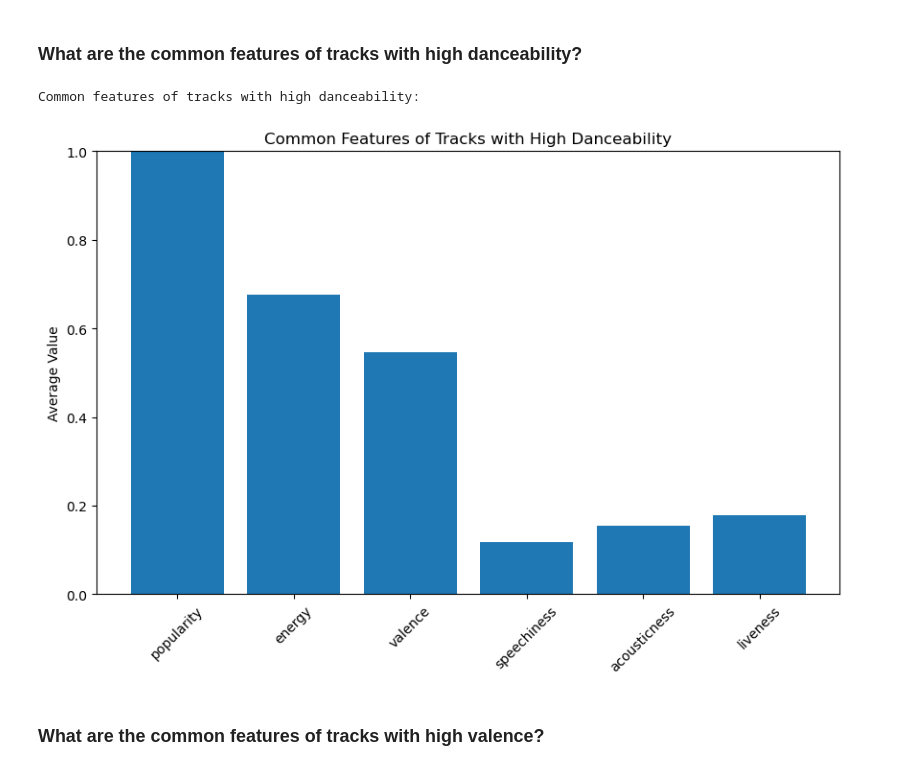
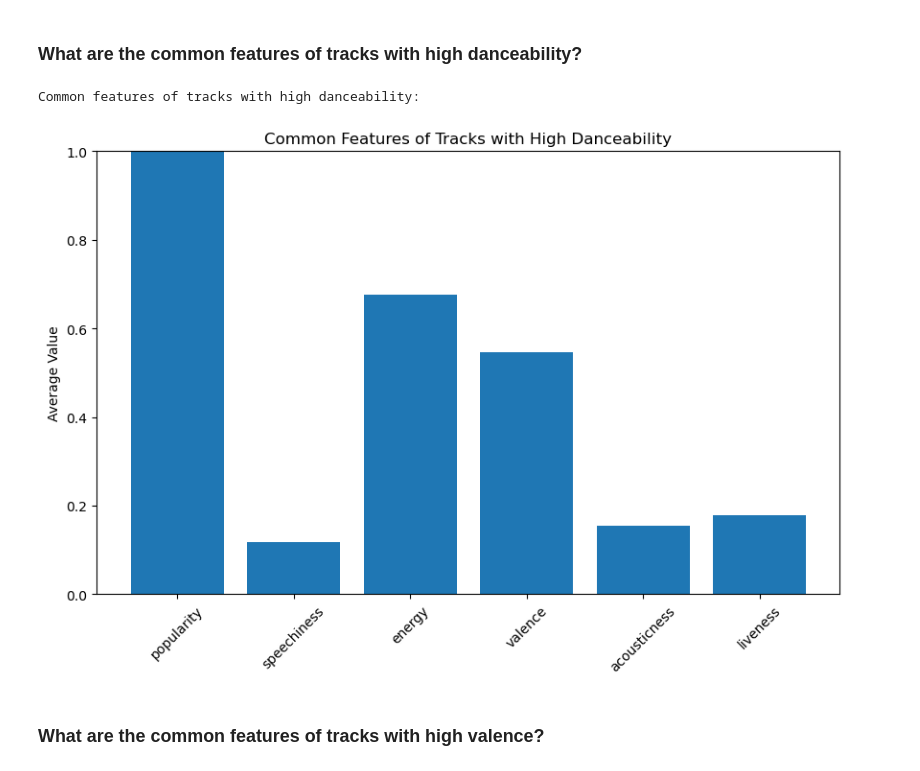
Before and after one commit to nwaynway30/da26_python, a Jupyter notebook: master_data.ipynb, the cells around one changed output. Cells and saved outputs as stored; diff of their text form; code cells hidden in the pictures.

```diff
--- a/master_data.ipynb
+++ b/master_data.ipynb
@@ -699,31 +699,31 @@ plt.show()
 # %%
 # Define danceability threshold for high popularity
 danceability_threshold = 0.5
 
 # Filter tracks with high danceability
 high_danceability_tracks = master_data[master_data['danceability'] >= danceability_threshold]
 
 # Select features to analyze
-features = ['popularity', 'energy', 'valence', 'speechiness', 'acousticness', 'liveness']
+features = ['popularity', 'speechiness', 'energy', 'valence', 'acousticness', 'liveness']
 
 # Calculate average values of the features for high danceability tracks
 common_features = high_danceability_tracks[features].mean()
 
 # Display the common features of tracks with high danceability
 print("Common features of tracks with high danceability:")
 common_features
 
 # Visualize the common features with a bar chart
 plt.figure(figsize=(10, 6))
 plt.bar(common_features.index, common_features.values)
 plt.title('Common Features of Tracks with High Danceability')
 plt.ylabel('Average Value')
 plt.xticks(rotation=45)
 plt.ylim(0, 1)  # Adjust if any feature has values outside 0 to 1
 plt.show()
 # %% [output]
 Common features of tracks with high danceability:
-[figure, old version]
+[figure, new version]
 # %% [markdown]
 ### What are the common features of tracks with high valence?
 # %%
```
Also changed, not shown: parts of 6 cells of this notebook.
